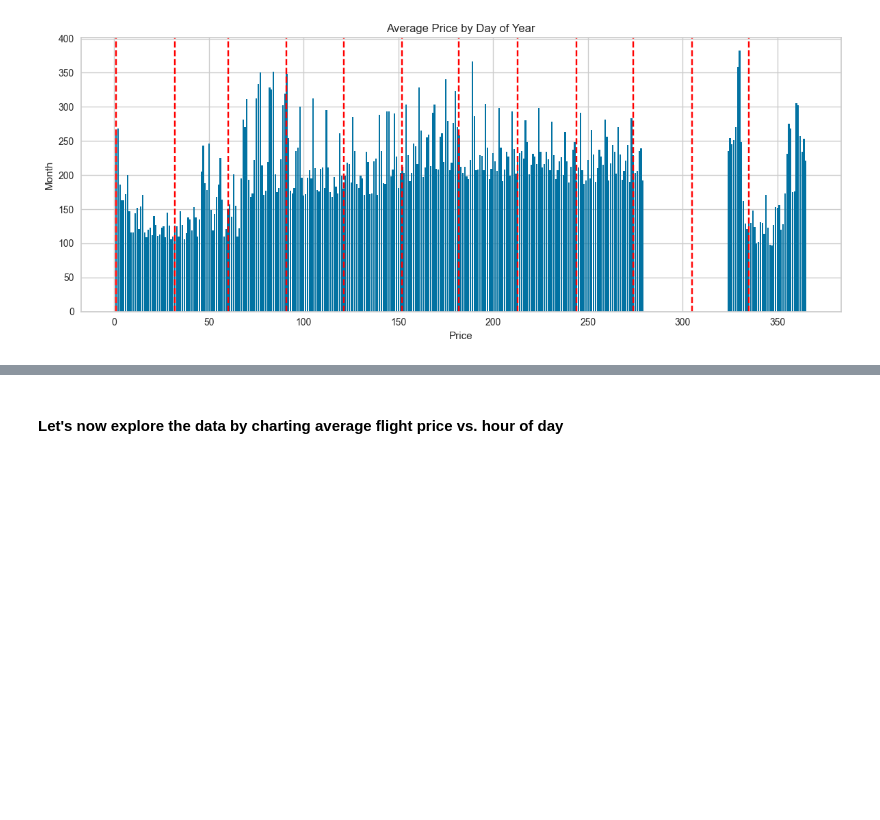
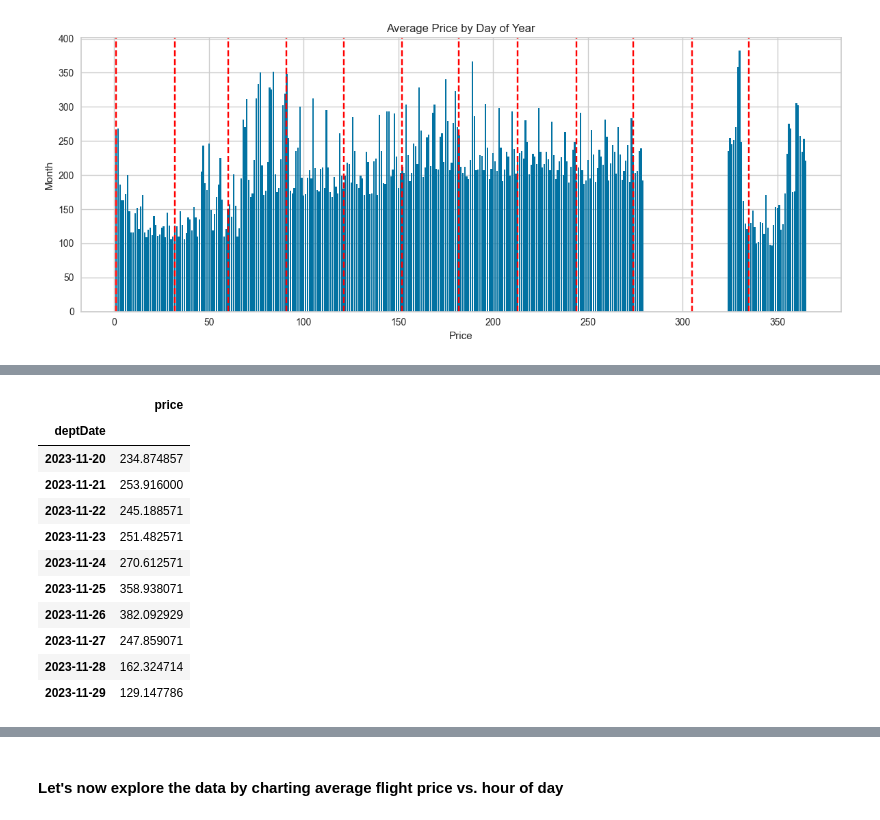
Before and after one commit to jeremyabeard5/MSDS696, a Jupyter notebook: FlightPrice.ipynb, the cells around one changed output, grey strips where cells are left out. Cells and saved outputs as stored; diff of their text form; code cells hidden in the pictures; blank space fills up the shorter version.

```diff
--- a/FlightPrice.ipynb
+++ b/FlightPrice.ipynb
@@ -525,0 +609,18 @@ plt.show()
+# %%
+
+#df_cal = df_cal.groupby('deptDateTime')['price'].mean()
+#df_cal.set_index('deptDate', inplace=True)
+df_cal.head(10)
+# %% [output]
+|  | price |
+| deptDate |  |
+| 2023-11-20 | 234.874857 |
+| 2023-11-21 | 253.916000 |
+| 2023-11-22 | 245.188571 |
+| 2023-11-23 | 251.482571 |
+| 2023-11-24 | 270.612571 |
+| 2023-11-25 | 358.938071 |
+| 2023-11-26 | 382.092929 |
+| 2023-11-27 | 247.859071 |
+| 2023-11-28 | 162.324714 |
+| 2023-11-29 | 129.147786 |
```
Also changed, not shown: parts of 34 cells of this notebook.
